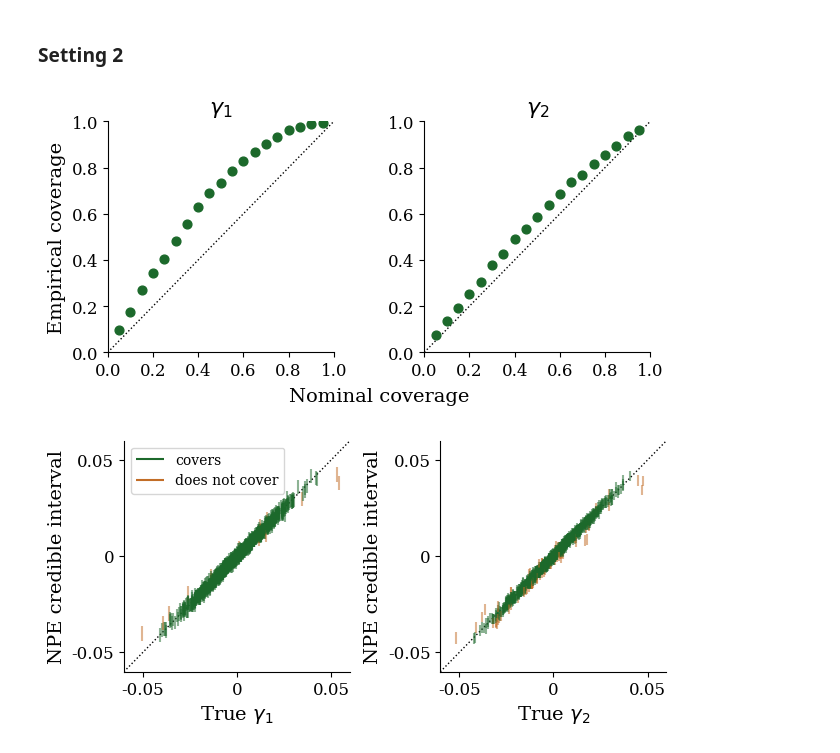
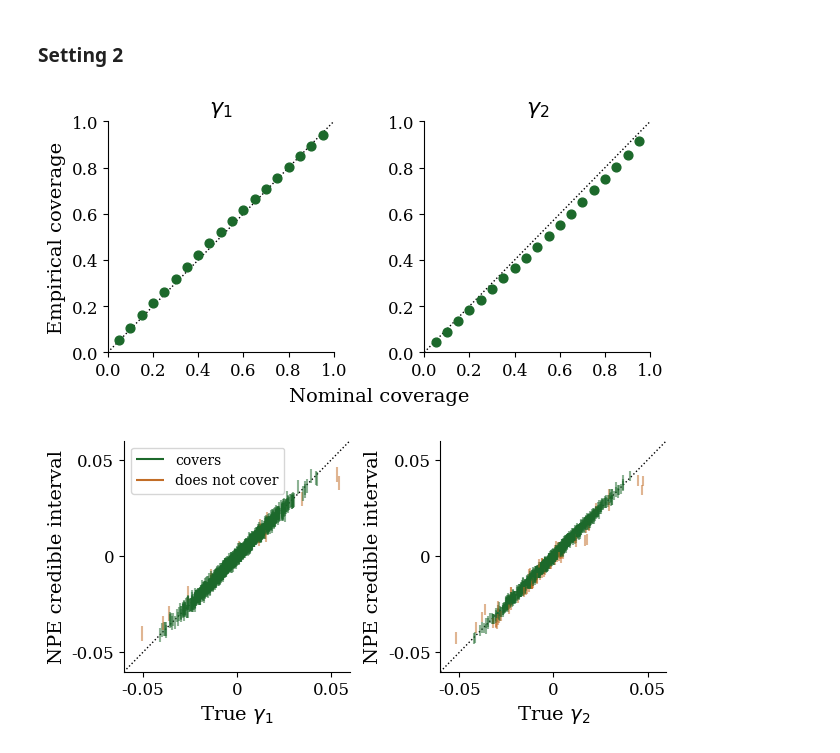
Before and after one commit to prob-ml/blissWL, a Jupyter notebook: images_to_maps/descwl/results/credibleintervals.ipynb, the cells around one changed output. Cells and saved outputs as stored; diff of their text form; code cells hidden in the pictures.

Commit message:
Compute empirical coverage across all replicates

```diff
--- a/images_to_maps/descwl/results/credibleintervals.ipynb
+++ b/images_to_maps/descwl/results/credibleintervals.ipynb
@@ -270,10 +271,17 @@ def plot_blank_credible_intervals(save_path=None):
 # %% [markdown]
 **Load ground truth and credible intervals:**
 # %%
-# use first replicate
-setting1 = torch.load("npe/setting1/npe_credible_intervals_setting1_1.pt", weights_only=False)
+# Load all 10 replicates
+n_replicates_setting1 = 10
+setting1_files = [
+    torch.load(f"npe/setting1/npe_credible_intervals_setting1_{i}.pt", weights_only=False)
+    for i in range(1, n_replicates_setting1 + 1)
+]
 
-confidence_levels = setting1["confidence_levels"]
+confidence_levels = setting1_files[0]["confidence_levels"]
+
+# Use replicate 1 for the credible-interval plot
+setting1 = setting1_files[0]
 shear1_true = setting1["shear1_true"]
 shear2_true = setting1["shear2_true"]
 shear1_ci_lower = setting1["shear1_ci_lower"]
@@ -308,10 +322,15 @@ plot_credible_intervals(
 # %% [markdown]
 ### **Setting 2**
 # %%
-# use first replicate
-setting2 = torch.load("npe/setting2/npe_credible_intervals_setting2_1.pt", weights_only=False)
+# Load all 10 replicates
+n_replicates_setting2 = 10
+setting2_files = [
+    torch.load(f"npe/setting2/npe_credible_intervals_setting2_{i}.pt", weights_only=False)
+    for i in range(1, n_replicates_setting2 + 1)
+]
 
-confidence_levels = setting2["confidence_levels"]
+# Use replicate 1 for the credible-interval plot
+setting2 = setting2_files[0]
 shear1_true = setting2["shear1_true"]
 shear2_true = setting2["shear2_true"]
 shear1_ci_lower = setting2["shear1_ci_lower"]
@@ -319,15 +338,21 @@ shear1_ci_upper = setting2["shear1_ci_upper"]
 shear2_ci_lower = setting2["shear2_ci_lower"]
 shear2_ci_upper = setting2["shear2_ci_upper"]
 
-shear1_coverage_probs = compute_coverage_probs(shear1_true, shear1_ci_lower, shear1_ci_upper)
-shear2_coverage_probs = compute_coverage_probs(shear2_true, shear2_ci_lower, shear2_ci_upper)
+shear1_coverage_replicates = torch.stack([
+    compute_coverage_probs(s["shear1_true"], s["shear1_ci_lower"], s["shear1_ci_upper"])
+    for s in setting2_files
+])
+shear2_coverage_replicates = torch.stack([
+    compute_coverage_probs(s["shear2_true"], s["shear2_ci_lower"], s["shear2_ci_upper"])
+    for s in setting2_files
+])
 # %%
 plot_coverage_probs(
-    confidence_levels, shear1_coverage_probs, shear2_coverage_probs,
+    confidence_levels, shear1_coverage_replicates, shear2_coverage_replicates,
     save_path="figures/npe_coverageprobs_setting2.png"
 )
 # %% [output]
-[figure, old version]
+[figure, new version]
 # %%
 plot_credible_intervals(
     shear1_true, shear2_true,
```
Also changed, not shown: parts of 5 cells of this notebook.
